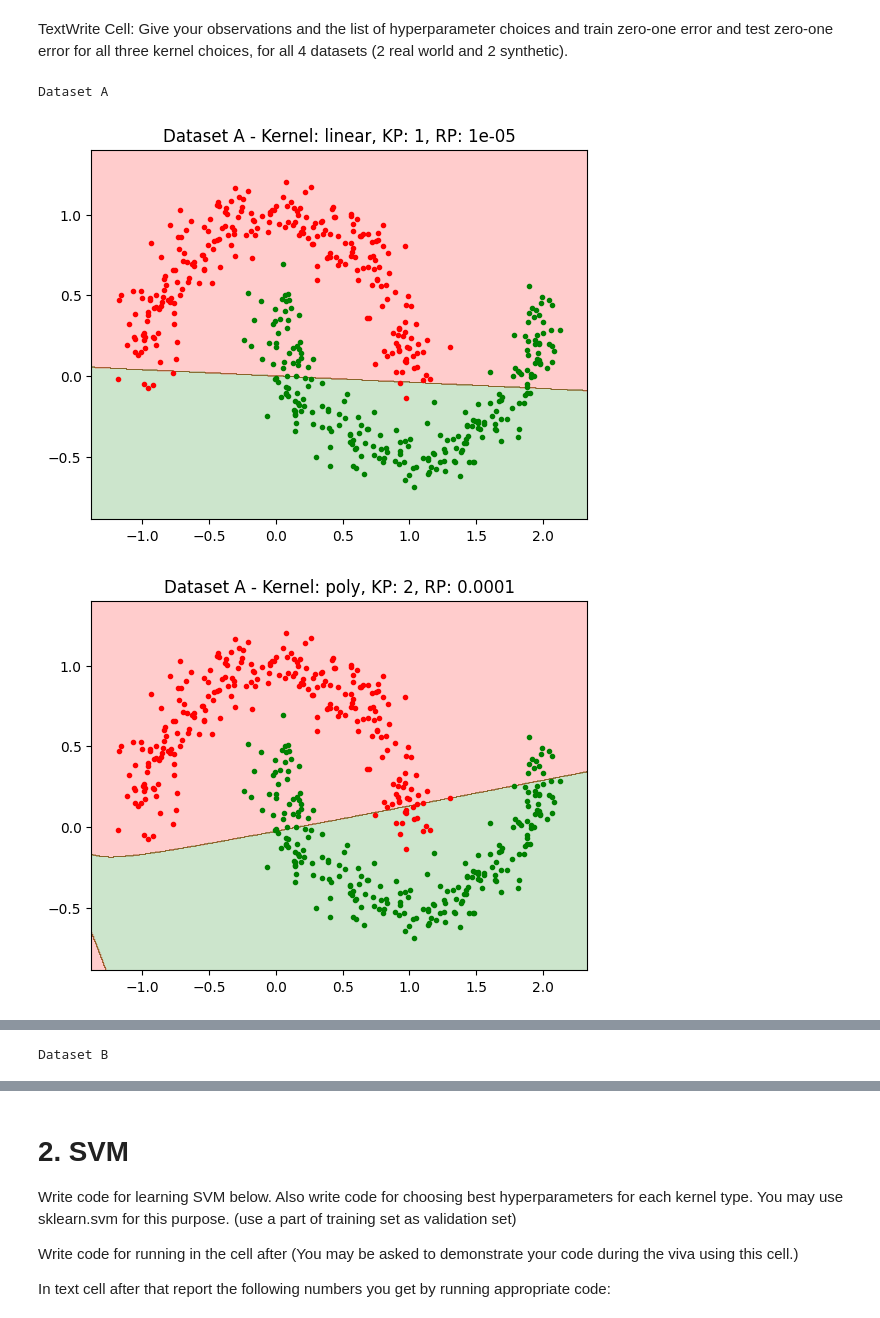
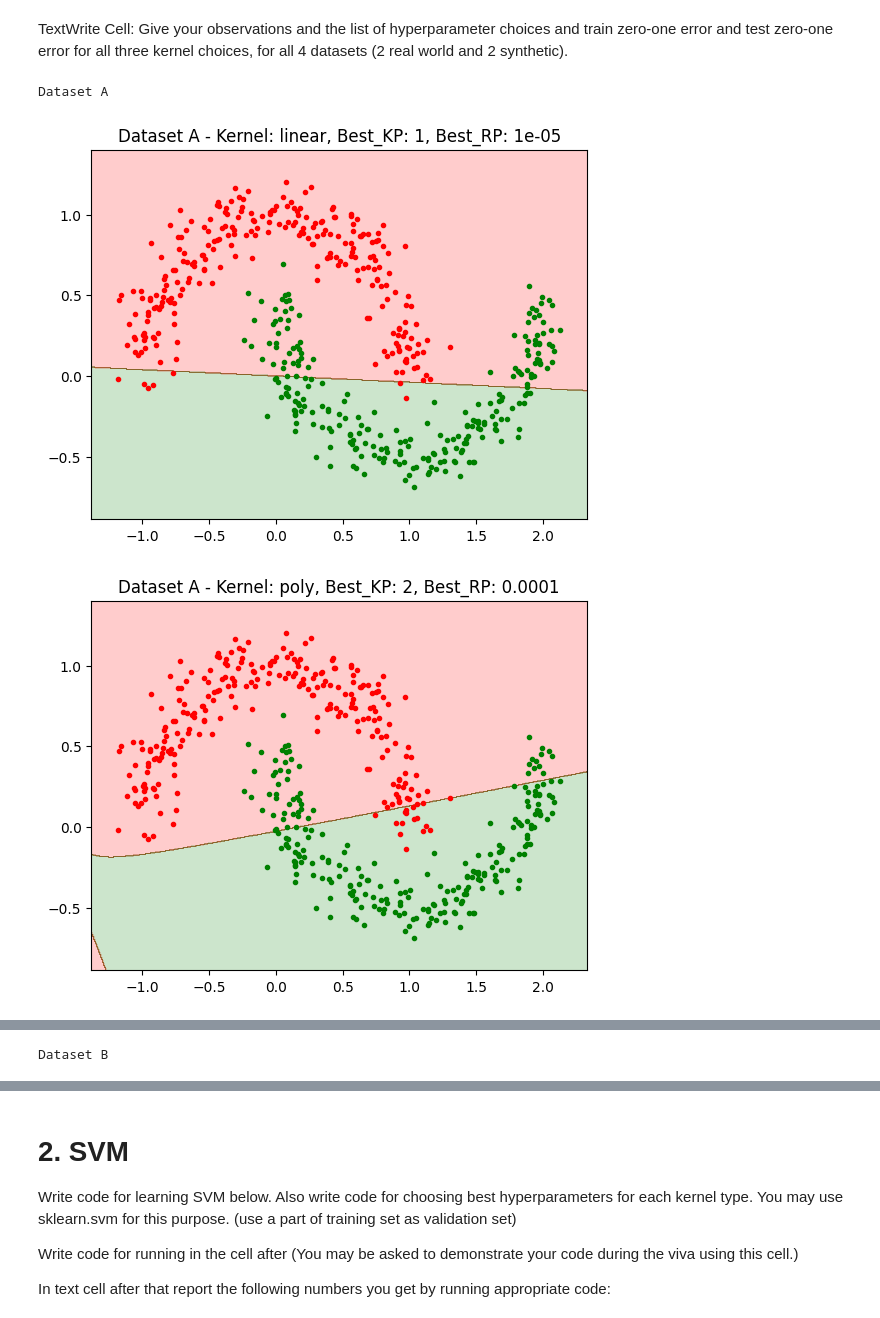
Before and after one commit to bersilin-robert1609/CS5691-PRML, a Jupyter notebook: Assignment-2/Notebook/ProgAss2_Student.ipynb, the cells around one changed output, grey strips where cells are left out. Saved outputs shown, nothing was run; the diff lists cells and outputs as text; code cells hidden in the pictures.

```diff
--- a/Assignment-2/Notebook/ProgAss2_Student.ipynb
+++ b/Assignment-2/Notebook/ProgAss2_Student.ipynb
@@ -67,7 +67,6 @@ def calculate_kernel_matrix(X, kernel, kernel_param):
     elif(kernel == 'poly'):
         return (1 + np.matmul(X, X.T)) ** kernel_param
     elif(kernel == 'rbf'):
-        # kernel(X, Y) = exp(-gamma * ||X - Y||^2)
         return (np.exp(-kernel_param * (np.sum(X**2, axis=1)[:, np.newaxis] + np.sum(X**2, axis=1) - 2 * np.matmul(X, X.T))))
 
 def calculate_kernel_values(X, x, kernel, kernel_param):
@@ -119,7 +118,7 @@ def train_pred_logistic_regression(X, Y, kernel='linear', reg_param=0., kernel_p
 
     return alpha
 
-def test_pred(alpha, train_X, train_Y, test_X, kernel, kernel_param):
+def test_pred(alpha, train_X, test_X, kernel, kernel_param):
     """
     Return the predictions on test_X using the learnt alphas
     """
@@ -207,52 +199,37 @@ TextWrite Cell: Give your observations and the list of hyperparameter choices an
 # %%
 # Codewrite cell: Generate plots of learned classifier for all three kernel types, on dataset_A and datasset_B.
 # Plots should give both the learned classifier and the train data.
 # Similar to  Bishop Figure 4.5 (with just two classes here.)
 # Total number of plots = 3 * 2 = 6
 
 kernels = ['linear', 'poly', 'rbf']
 
-def plot(alpha, X_test, Y_test, kernel, kernel_param, reg_param, dataset):
+def plot(alpha, X_test, Y_test, X_train, kernel, kernel_param, reg_param, dataset):
     minX, maxX = np.min(X_test[:, 0]), np.max(X_test[:, 0])
     minY, maxY = np.min(X_test[:, 1]), np.max(X_test[:, 1])
     points = 500
     X, Y = np.meshgrid(np.linspace(minX - 0.2, maxX + 0.2, points), np.linspace(minY - 0.2, maxY + 0.2, points))
-    Z = np.zeros((points, points))
-    X_plotter = np.zeros((points * points, 2))
-    for i in range(points):
-        for j in range(points):
-            X_plotter[i * points + j, 0] = X[i, j]
-            X_plotter[i * points + j, 1] = Y[i, j]
-    pred = test_pred(alpha, X_train, Y_train, X_plotter, kernel=kernel, kernel_param=kernel_param)
+    X_plotter = np.c_[X.ravel(), Y.ravel()]
+    pred = test_pred(alpha, X_train, X_plotter, kernel=kernel, kernel_param=kernel_param)
     Z = pred.reshape((points, points))
     plt.contourf(X, Y, Z, alpha=0.2, colors=['r', 'g'])
-    plt.title("{} - Kernel: {}, KP: {}, RP: {}".format(dataset, kernel, kernel_param, reg_param))
+    plt.title("{} - Kernel: {}, Best_KP: {}, Best_RP: {}".format(dataset, kernel, kernel_param, reg_param))
     plt.scatter(X_test[Y_test == 1, 0], X_test[Y_test == 1, 1], marker='.', color='g')
     plt.scatter(X_test[Y_test == -1, 0], X_test[Y_test == -1, 1], marker='.', color='r')
     plt.show()
 
 for a in ['A', 'B']:
     data = np.load('../../Data/dataset_{}.npz'.format(a))
-    X_train = data['arr_0']
-    Y_train = data['arr_1']
-    X_test = data['arr_2']
-    Y_test = data['arr_3']
+    X_train, Y_train = data['arr_0'], data['arr_1']
+    X_test, Y_test = data['arr_2'], data['arr_3']
 
-    X_train = X_train[:int(X_train.shape[0] * 0.8)]
-    Y_train = Y_train[:int(Y_train.shape[0] * 0.8)]
+    X_train = X_train[:int(0.8 * X_train.shape[0])]
+    Y_train = Y_train[:int(0.8 * Y_train.shape[0])]
 
     print("Dataset {}".format(a))
     for kernel in kernels:
-        if(a == 'A'):
-            alpha = best_alphas_A[kernel]
-            kernel_param = best_kernel_param_A[kernel]
-            reg_param = best_reg_param_A[kernel]
-        else:
-            alpha = best_alphas_B[kernel]
-            kernel_param = best_kernel_param_B[kernel]
-            reg_param = best_reg_param_B[kernel]
-        plot(alpha, X_test, Y_test, kernel, kernel_param, reg_param, "Dataset {}".format(a))
+        plot(best_alphas[a][kernel], X_test, Y_test, X_train, kernel, best_kernel_params[a][kernel], best_reg_params[a][kernel], 'Dataset {}'.format(a))
 # %% [output]
 Dataset A
-[figure, old version]
+[figure, new version]
-[figure, old version]
+[figure, new version]
```
Also changed, not shown: parts of 7 cells of this notebook.
